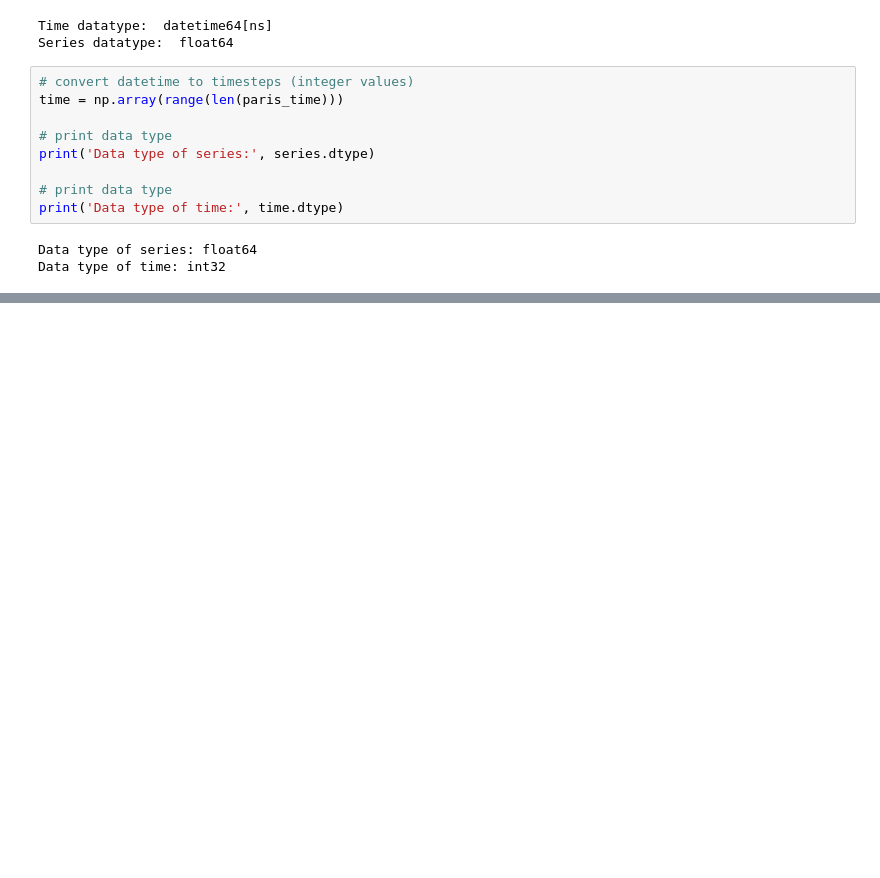
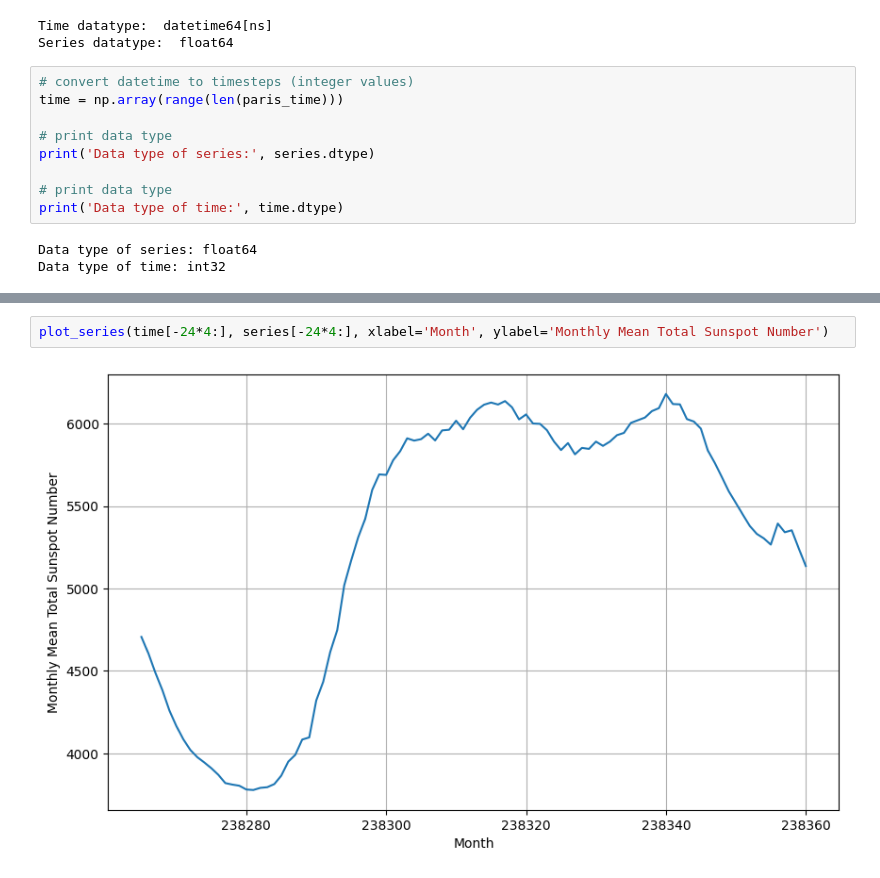
Before and after one commit to Mcrash01/GreenAI, a Jupyter notebook: city_consumption_arima.ipynb, the cells around one changed output, grey strips where cells are left out. Cells and saved outputs as stored; diff of their text form; blank space fills up the shorter version.

```diff
--- a/city_consumption_arima.ipynb
+++ b/city_consumption_arima.ipynb
@@ -215,0 +239,4 @@ plot_series(time[200000:len(series)], predictions, xlabel='Time', ylabel='Consum
+# %%
+plot_series(time[-24*4:], series[-24*4:], xlabel='Month', ylabel='Monthly Mean Total Sunspot Number')
+# %% [output]
+[figure, added]
```
Also changed, not shown: parts of 11 cells of this notebook, 1 other file.
